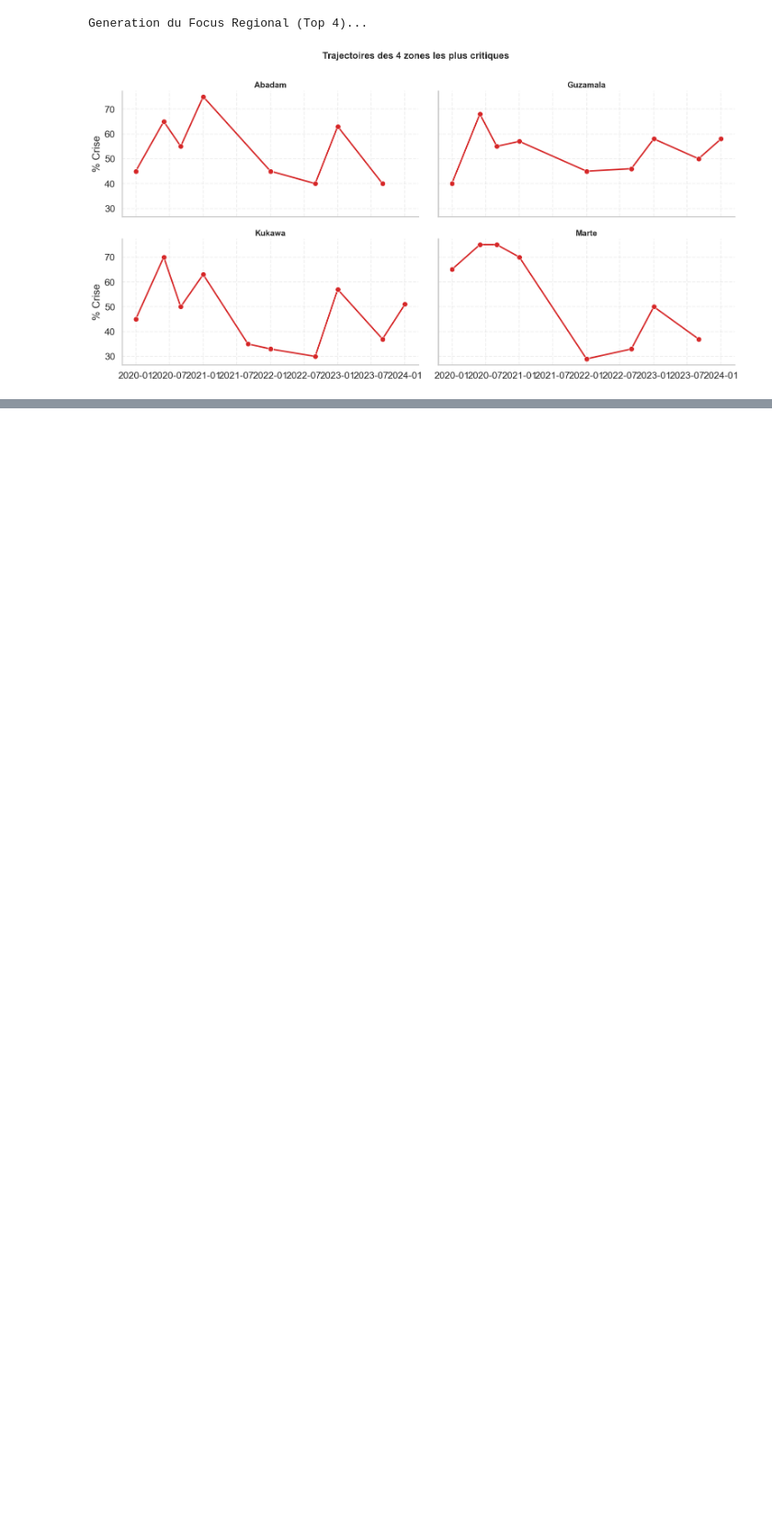
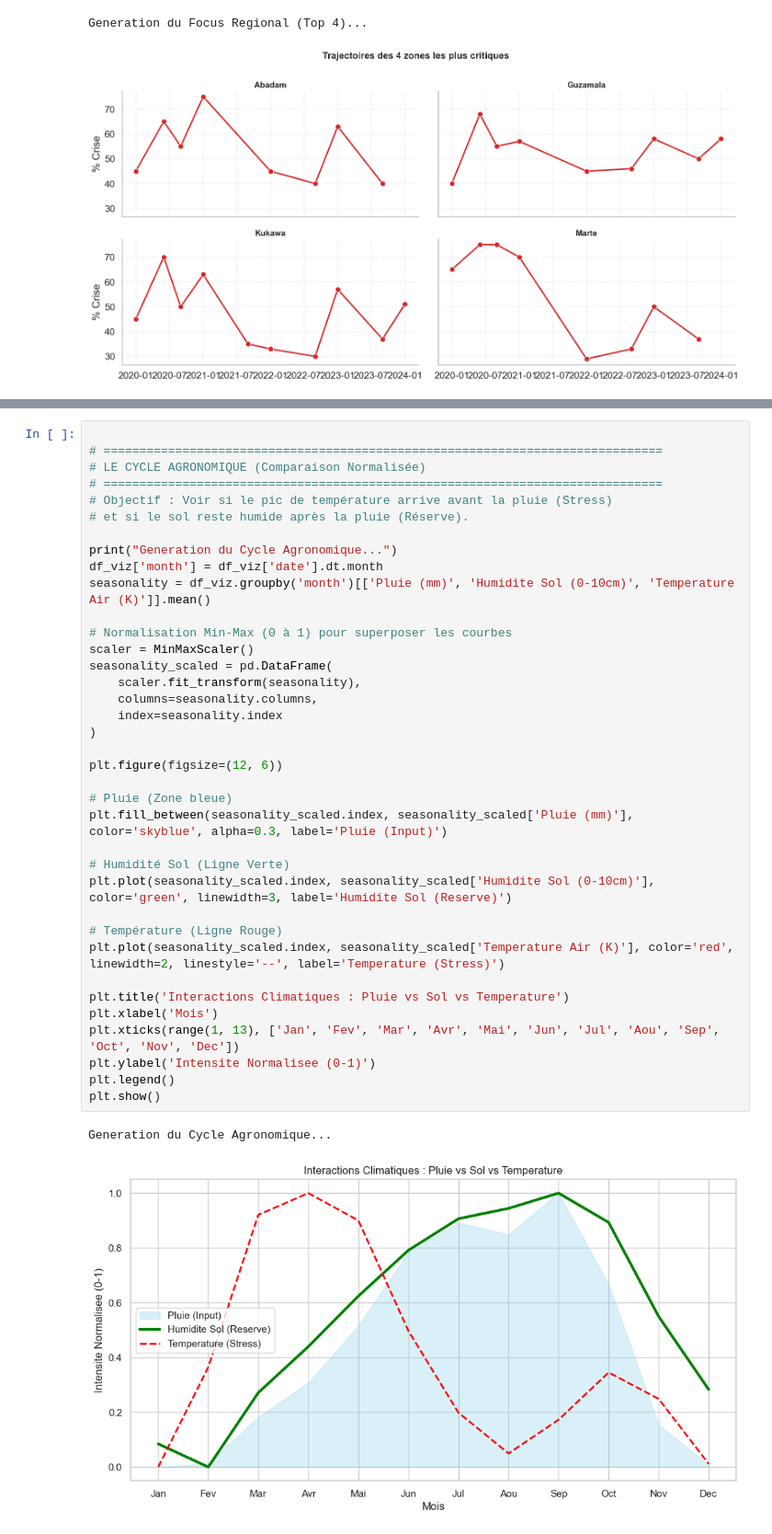
Before and after one commit to tnourlyn/Projet-de-Statapp---WFP-, a Jupyter notebook: notebooks/01_NASA_exp_draft.ipynb, the cells around one changed output, grey strips where cells are left out. Shown at 92% size. Drawn from its saved outputs; the diff is of its cells as text; blank space fills up the shorter version.

```diff
--- a/notebooks/01_NASA_exp_draft.ipynb
+++ b/notebooks/01_NASA_exp_draft.ipynb
@@ -414,0 +446,40 @@ Generation du Focus Regional (Top 4)...
+# %%
+
+# ==============================================================================
+# LE CYCLE AGRONOMIQUE (Comparaison Normalisée)
+# ==============================================================================
+# Objectif : Voir si le pic de température arrive avant la pluie (Stress)
+# et si le sol reste humide après la pluie (Réserve).
+
+print("Generation du Cycle Agronomique...")
+df_viz['month'] = df_viz['date'].dt.month
+seasonality = df_viz.groupby('month')[['Pluie (mm)', 'Humidite Sol (0-10cm)', 'Temperature Air (K)']].mean()
+
+# Normalisation Min-Max (0 à 1) pour superposer les courbes
+scaler = MinMaxScaler()
+seasonality_scaled = pd.DataFrame(
+    scaler.fit_transform(seasonality),
+    columns=seasonality.columns,
+    index=seasonality.index
+)
+
+plt.figure(figsize=(12, 6))
+
+# Pluie (Zone bleue)
+plt.fill_between(seasonality_scaled.index, seasonality_scaled['Pluie (mm)'], color='skyblue', alpha=0.3, label='Pluie (Input)')
+
+# Humidité Sol (Ligne Verte)
+plt.plot(seasonality_scaled.index, seasonality_scaled['Humidite Sol (0-10cm)'], color='green', linewidth=3, label='Humidite Sol (Reserve)')
+
+# Température (Ligne Rouge)
+plt.plot(seasonality_scaled.index, seasonality_scaled['Temperature Air (K)'], color='red', linewidth=2, linestyle='--', label='Temperature (Stress)')
+
+plt.title('Interactions Climatiques : Pluie vs Sol vs Temperature')
+plt.xlabel('Mois')
+plt.xticks(range(1, 13), ['Jan', 'Fev', 'Mar', 'Avr', 'Mai', 'Jun', 'Jul', 'Aou', 'Sep', 'Oct', 'Nov', 'Dec'])
+plt.ylabel('Intensite Normalisee (0-1)')
+plt.legend()
+plt.show()
+# %% [output]
+Generation du Cycle Agronomique...
+[figure, added]
```
Also changed, not shown: parts of 9 cells of this notebook.
